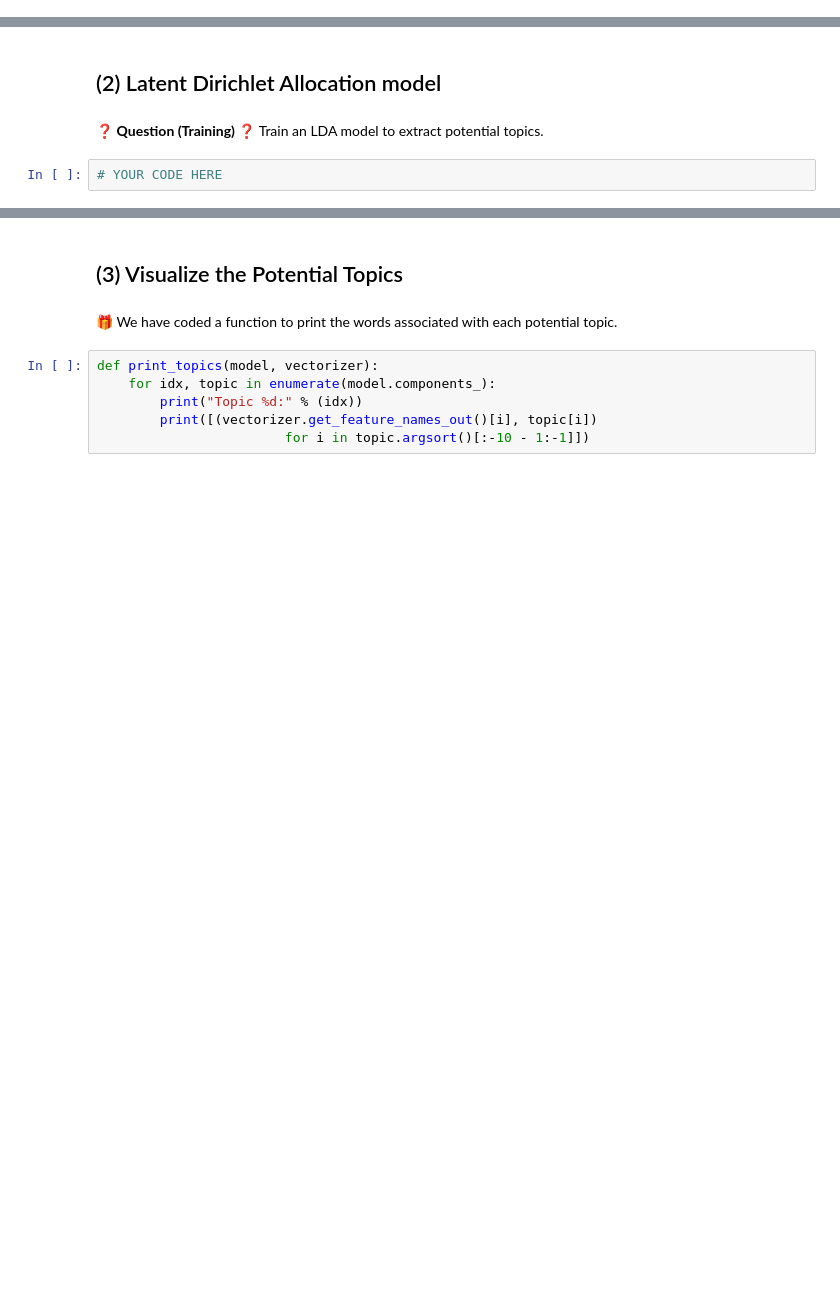
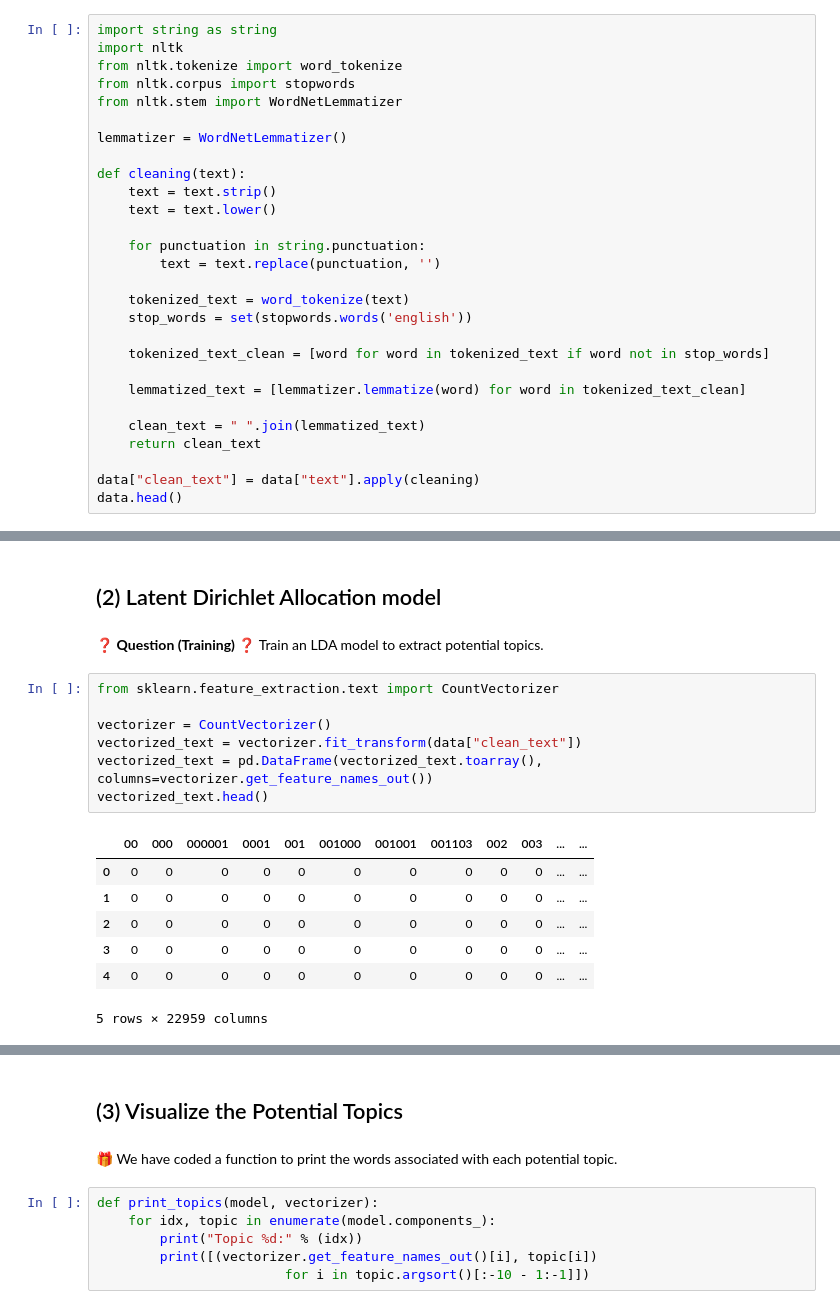
Before and after one commit to itsyeren/data-lda, a Jupyter notebook: lda.ipynb, the cells around one changed output, grey strips where cells are left out. Saved outputs shown, nothing was run; the diff lists cells and outputs as text; blank space fills up the shorter version.

```diff
--- a/lda.ipynb
+++ b/lda.ipynb
@@ -22,0 +30,28 @@ data.shape
+# %%
+import string as string
+import nltk
+from nltk.tokenize import word_tokenize
+from nltk.corpus import stopwords
+from nltk.stem import WordNetLemmatizer
+
+lemmatizer = WordNetLemmatizer()
+
+def cleaning(text):
+    text = text.strip()
+    text = text.lower()
+
+    for punctuation in string.punctuation:
+        text = text.replace(punctuation, '')
+
+    tokenized_text = word_tokenize(text)
+    stop_words = set(stopwords.words('english'))
+
+    tokenized_text_clean = [word for word in tokenized_text if word not in stop_words]
+
+    lemmatized_text = [lemmatizer.lemmatize(word) for word in tokenized_text_clean]
+
+    clean_text = " ".join(lemmatized_text)
+    return clean_text
+
+data["clean_text"] = data["text"].apply(cleaning)
+data.head()
@@ -24,5 +66,18 @@ data.shape
 ## (2) Latent Dirichlet Allocation model
 # %% [markdown]
 ❓ **Question (Training)** ❓ Train an LDA model to extract potential topics.
-# %%
-# YOUR CODE HERE
+# %%
+from sklearn.feature_extraction.text import CountVectorizer
+
+vectorizer = CountVectorizer()
+vectorized_text = vectorizer.fit_transform(data["clean_text"])
+vectorized_text = pd.DataFrame(vectorized_text.toarray(), columns=vectorizer.get_feature_names_out())
+vectorized_text.head()
+# %% [output]
+|  | 00 | 000 | 000001 | 0001 | 001 | 001000 | 001001 | 001103 | 002 | 003 | ... | ... |
+| 0 | 0 | 0 | 0 | 0 | 0 | 0 | 0 | 0 | 0 | 0 | ... | ... |
+| 1 | 0 | 0 | 0 | 0 | 0 | 0 | 0 | 0 | 0 | 0 | ... | ... |
+| 2 | 0 | 0 | 0 | 0 | 0 | 0 | 0 | 0 | 0 | 0 | ... | ... |
+| 3 | 0 | 0 | 0 | 0 | 0 | 0 | 0 | 0 | 0 | 0 | ... | ... |
+| 4 | 0 | 0 | 0 | 0 | 0 | 0 | 0 | 0 | 0 | 0 | ... | ... |
+5 rows × 22959 columns
```
Also changed, not shown: parts of 10 cells of this notebook.
